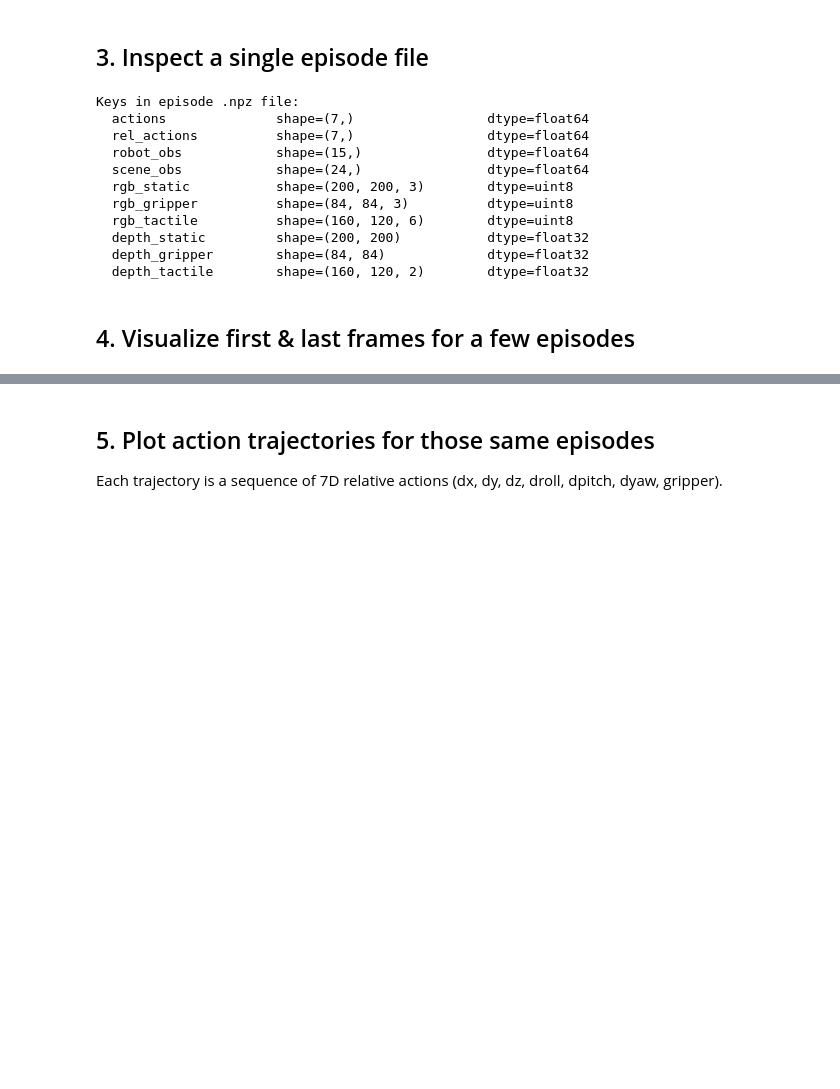
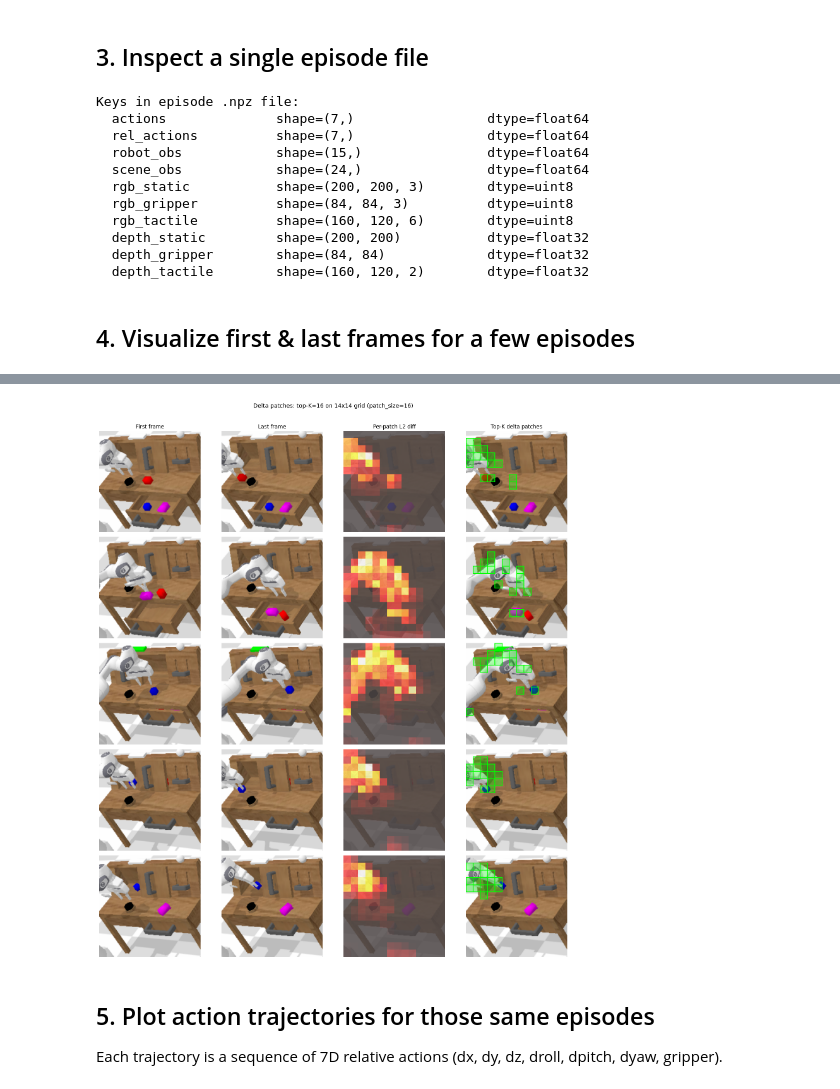
Before and after one commit to JTSIV1/VLA-in-reverse-VA-to-L-classifier, a Jupyter notebook: explore_data.ipynb, the cells around one changed output, grey strips where cells are left out. Drawn from its saved outputs; the diff is of its cells as text; code cells hidden in the pictures; blank space fills up the shorter version.

```diff
--- a/explore_data.ipynb
+++ b/explore_data.ipynb
@@ -115,3 +128,80 @@ plt.show()
+# %%
+from PIL import Image
+
+# Delta-patch parameters (matching VC-1 config)
+PATCH_SIZE = 16
+IMG_SIZE = 224
+GRID = IMG_SIZE // PATCH_SIZE  # 14
+K = 16  # top-K patches to keep
+
+fig, axes = plt.subplots(num_samples, 4, figsize=(16, 3.5 * num_samples))
+col_titles = ["First frame", "Last frame", "Per-patch L2 diff", "Top-K delta patches"]
+
+for i, (_, row) in enumerate(samples.iterrows()):
+    # Load and resize to 224x224 (matching model preprocessing)
+    start_raw = np.load(os.path.join(TRAIN_DIR, EPISODE_TEMPLATE.format(row['start_idx'])))[IMAGE_KEY]
+    end_raw = np.load(os.path.join(TRAIN_DIR, EPISODE_TEMPLATE.format(row['end_idx'])))[IMAGE_KEY]
+    start_img = np.array(Image.fromarray(start_raw).resize((IMG_SIZE, IMG_SIZE), Image.BILINEAR))
+    end_img = np.array(Image.fromarray(end_raw).resize((IMG_SIZE, IMG_SIZE), Image.BILINEAR))
+
+    # Compute per-patch L2 difference in pixel space
+    start_f = start_img.astype(np.float32) / 255.0
+    end_f = end_img.astype(np.float32) / 255.0
+    diff = end_f - start_f  # (224, 224, 3)
+
+    patch_l2 = np.zeros((GRID, GRID))
+    for r in range(GRID):
+        for c in range(GRID):
+            patch = diff[r*PATCH_SIZE:(r+1)*PATCH_SIZE, c*PATCH_SIZE:(c+1)*PATCH_SIZE]
+            patch_l2[r, c] = np.sqrt((patch ** 2).sum())
+
+    # Top-K patch indices
+    flat_idx = np.argsort(patch_l2.ravel())[::-1][:K]
+    topk_rc = [(idx // GRID, idx % GRID) for idx in flat_idx]
+
+    # Col 0: first frame
+    axes[i, 0].imshow(start_img)
+    axes[i, 0].axis("off")
+
+    # Col 1: last frame
+    axes[i, 1].imshow(end_img)
+    axes[i, 1].axis("off")
+
+    # Col 2: patch-level L2 heatmap overlaid on mean image
+    mean_img = ((start_f + end_f) / 2 * 255).astype(np.uint8)
+    axes[i, 2].imshow(mean_img, alpha=0.4)
+    heatmap = axes[i, 2].imshow(
+        np.kron(patch_l2, np.ones((PATCH_SIZE, PATCH_SIZE))),
+        cmap="hot", alpha=0.6)
+    axes[i, 2].axis("off")
+
+    # Col 3: last frame with top-K patches highlighted
+    axes[i, 3].imshow(end_img)
+    for (r, c) in topk_rc:
+        rect = plt.Rectangle(
+            (c * PATCH_SIZE, r * PATCH_SIZE), PATCH_SIZE, PATCH_SIZE,
+            linewidth=1.5, edgecolor="lime", facecolor="lime", alpha=0.3)
+        axes[i, 3].add_patch(rect)
+        rect_border = plt.Rectangle(
+            (c * PATCH_SIZE, r * PATCH_SIZE), PATCH_SIZE, PATCH_SIZE,
+            linewidth=1.5, edgecolor="lime", facecolor="none")
+        axes[i, 3].add_patch(rect_border)
+    axes[i, 3].axis("off")
+
+    # Row label
+    axes[i, 0].set_ylabel(row['primary_verb'], fontsize=11, rotation=0,
+                           labelpad=50, va="center")
+
+# Column titles
+for j, title in enumerate(col_titles):
+    axes[0, j].set_title(title, fontsize=12)
+
+plt.suptitle(f"Delta patches: top-K={K} on {GRID}x{GRID} grid (patch_size={PATCH_SIZE})",
+             fontsize=13, y=1.01)
+plt.tight_layout()
+plt.show()
+# %% [output]
+[figure, added]
 # %% [markdown]
 ## 5. Plot action trajectories for those same episodes
 Each trajectory is a sequence of 7D relative actions (dx, dy, dz, droll, dpitch, dyaw, gripper).
```
Also changed, not shown: parts of 12 cells of this notebook, 2 other files.
